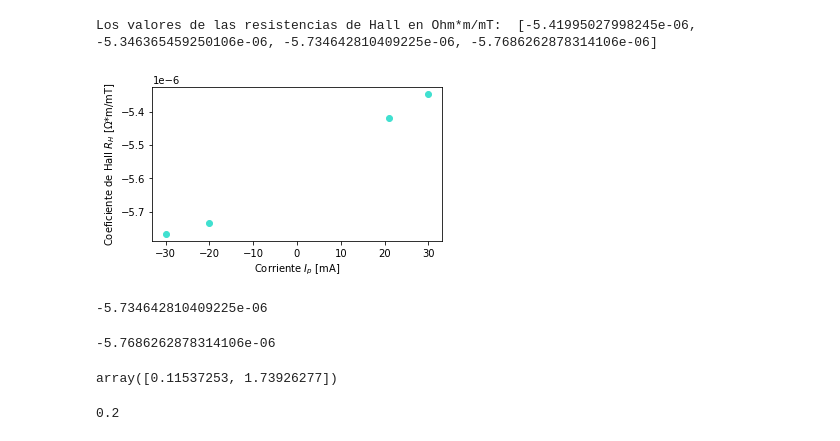
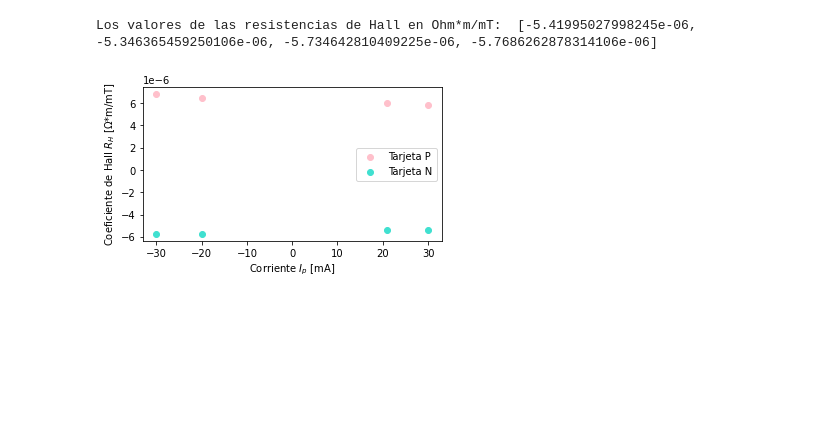
Before and after one commit to sofiaalvarezlopez/Laboratorio-Intermedio, a Jupyter notebook: Efecto Hall/Efecto Hall.ipynb, the cells around one changed output. Saved outputs shown, nothing was run; the diff lists cells and outputs as text; code cells hidden in the pictures; blank space fills up the shorter version.

```diff
--- a/Efecto Hall/Efecto Hall.ipynb
+++ b/Efecto Hall/Efecto Hall.ipynb
@@ -311,26 +317,12 @@ print('Los valores de las resistencias de Hall en Ohm*m/mT: ', R_H_n_B)
 Los valores de las resistencias de Hall en Ohm*m/mT:  [-5.41995027998245e-06, -5.346365459250106e-06, -5.734642810409225e-06, -5.7686262878314106e-06]
 # %%
 fig, ax = plt.subplots(figsize=(5,5/1.61616))
+plt.scatter(I_p, R_H_p_B, color='pink',label='Tarjeta P')
 plt.scatter(I_p, R_H_n_B, color='turquoise',label='Tarjeta N')
 plt.xlabel('Corriente $I_p$ [mA]')
 plt.ylabel('Coeficiente de Hall $R_H$ [$\Omega$*m/mT]')
+plt.legend()
 plt.tight_layout()
-plt.savefig('Hall_coeff_tarjeta_n_2.pdf')
+plt.savefig('Hall_coeff_2.pdf')
 # %% [output]
-[figure, old version]
+[figure, new version]
-# %%
-popt_neg_30_n[0]*w/(-30)
-# %% [output]
--5.734642810409225e-06
-# %%
-popt_neg_20_n[0]*w/(-20)
-# %% [output]
--5.7686262878314106e-06
-# %%
-popt_neg_20_n
-# %% [output]
-array([0.11537253, 1.73926277])
-# %%
-np.round(popt_neg_30_n[0],1)
-# %% [output]
-0.2
```
Also changed, not shown: parts of 8 cells of this notebook, 8 other files.
